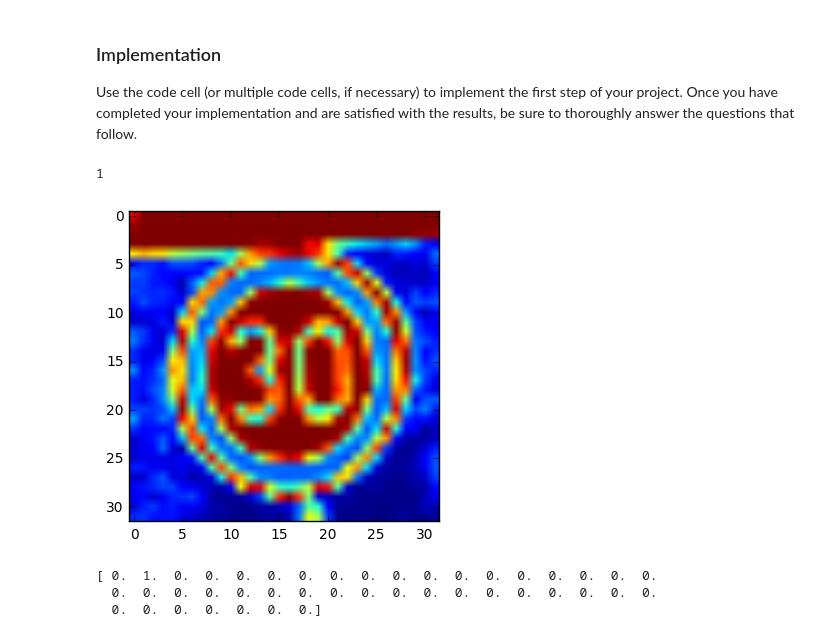
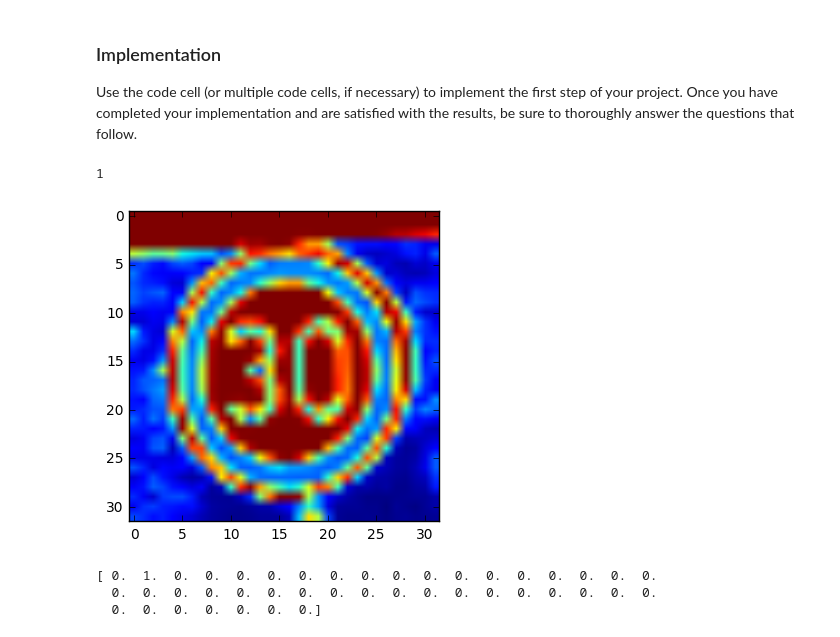
Before and after one commit to vshalaev/traffic-signs, a Jupyter notebook: Traffic_Signs_Recognition.ipynb, the cells around one changed output. Cells and saved outputs as stored; diff of their text form; code cells hidden in the pictures.

```diff
--- a/Traffic_Signs_Recognition.ipynb
+++ b/Traffic_Signs_Recognition.ipynb
@@ -101,20 +105,20 @@ Use the code cell (or multiple code cells, if necessary) to implement the first
 # %%
 ### Preprocess the data here.
 ### Feel free to use as many code cells as needed.
 X_train_gray = np.zeros((X_train.shape[0], X_train.shape[1], X_train.shape[2]))
 X_test_gray = np.zeros((X_test.shape[0], X_test.shape[1], X_test.shape[2]))
 
 for i in range(X_train.shape[0]):
     X_train_gray[i] = cv2.cvtColor(X_train[i], cv2.COLOR_BGR2GRAY)
 
 for i in range(X_test.shape[0]):
     X_test_gray[i] = cv2.cvtColor(X_test[i], cv2.COLOR_BGR2GRAY)
 
-plt.imshow(X_train_gray[400])
-print (y_train[400])
+plt.imshow(X_train_gray[401])
+print (y_train[401])
 # %% [output]
 1
-[figure, old version]
+[figure, new version]
 # %%
 y_train_onehot = np.zeros(shape=(y_train.shape[0], n_classes))
 y_test_onehot = np.zeros(shape=(y_test.shape[0], n_classes))
```
Also changed, not shown: parts of 4 cells of this notebook.
